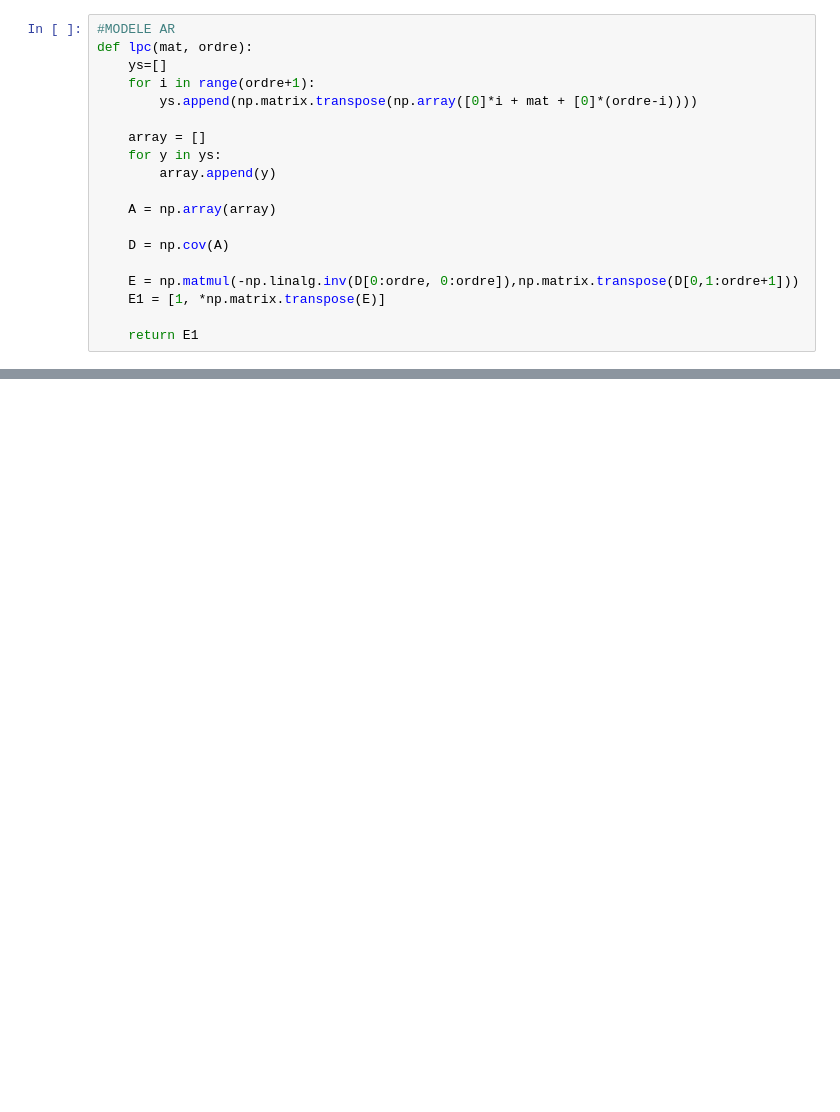
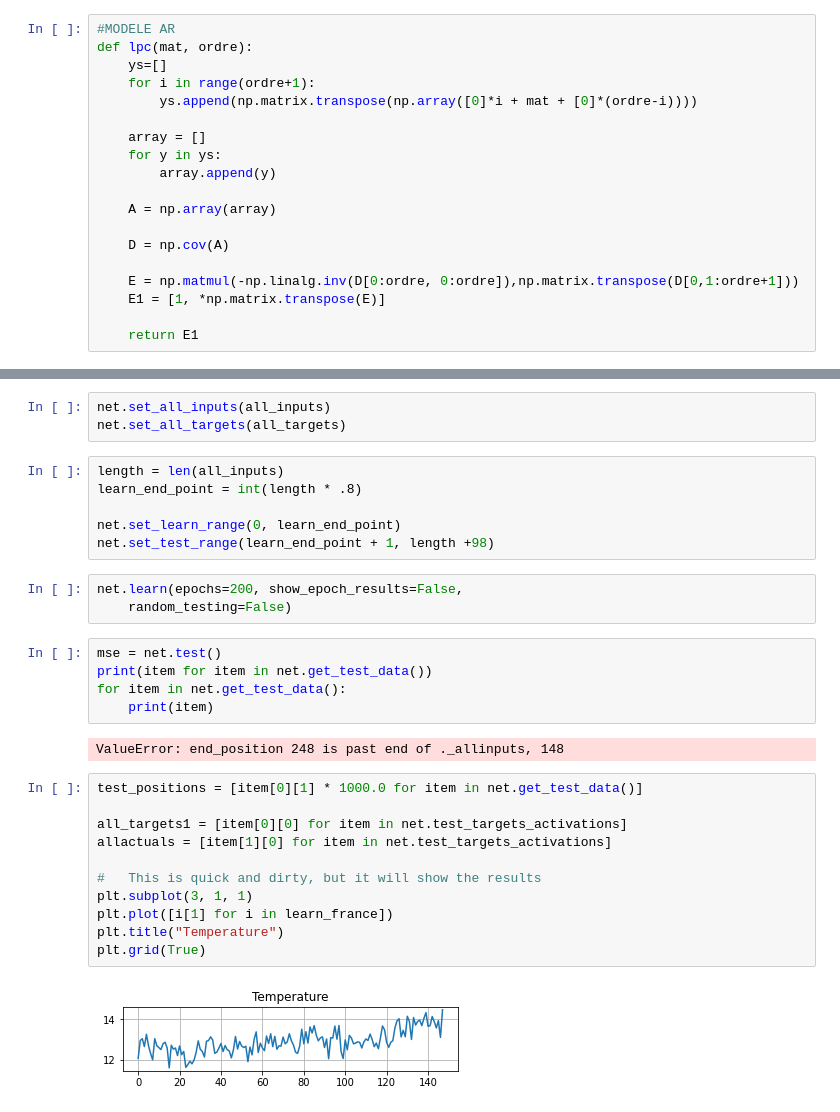
Before and after one commit to AntoineCOCHARD/DATA731-Country-temperature, a Jupyter notebook: proj.ipynb, the cells around one changed output, grey strips where cells are left out. Drawn from its saved outputs; the diff is of its cells as text; blank space fills up the shorter version.

```diff
--- a/proj.ipynb
+++ b/proj.ipynb
@@ -454,0 +483,32 @@ oui
+# %%
+net.set_all_inputs(all_inputs)
+net.set_all_targets(all_targets)
+# %%
+length = len(all_inputs)
+learn_end_point = int(length * .8)
+
+net.set_learn_range(0, learn_end_point)
+net.set_test_range(learn_end_point + 1, length +98)
+# %%
+net.learn(epochs=200, show_epoch_results=False,
+    random_testing=False)
+# %%
+mse = net.test()
+print(item for item in net.get_test_data())
+for item in net.get_test_data():
+    print(item)
+# %% [output]
+ValueError: end_position 248 is past end of ._allinputs, 148
+# %%
+test_positions = [item[0][1] * 1000.0 for item in net.get_test_data()]
+
+all_targets1 = [item[0][0] for item in net.test_targets_activations]
+allactuals = [item[1][0] for item in net.test_targets_activations]
+
+#   This is quick and dirty, but it will show the results
+plt.subplot(3, 1, 1)
+plt.plot([i[1] for i in learn_france])
+plt.title("Temperature")
+plt.grid(True)
+# %% [output]
+[figure, added]
```
Also changed, not shown: parts of 11 cells of this notebook, 1 other file.
